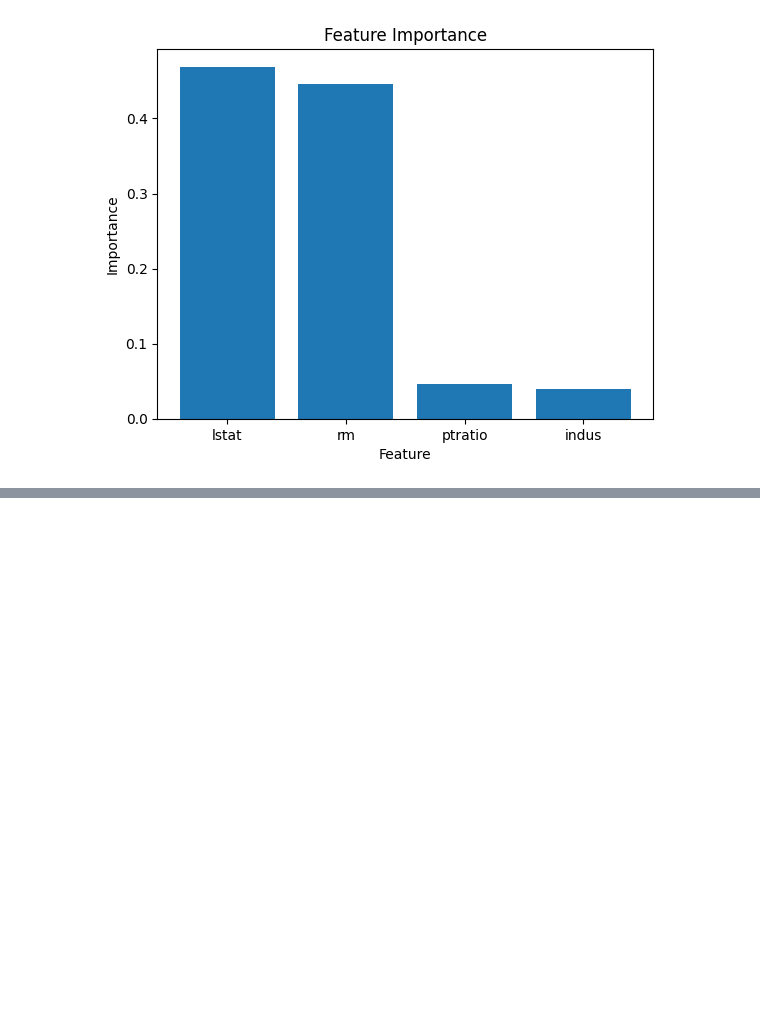
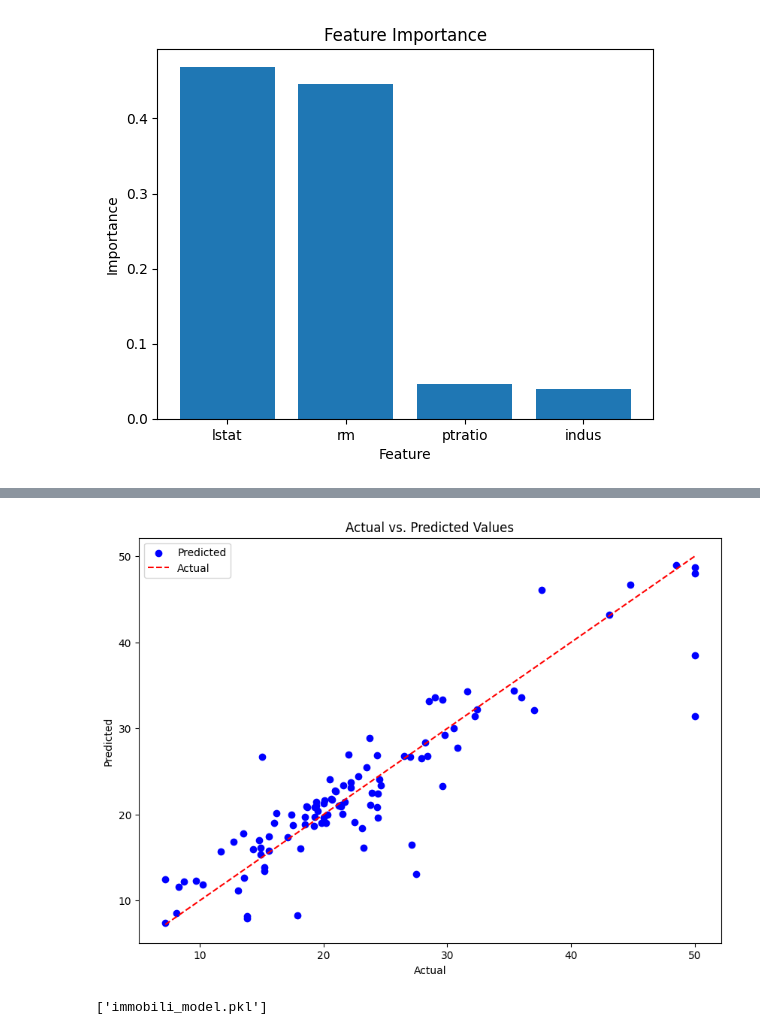
Before and after one commit to detodavide/test_immobile, a Jupyter notebook: test.ipynb, the cells around one changed output, grey strips where cells are left out. Saved outputs shown, nothing was run; the diff lists cells and outputs as text; code cells hidden in the pictures; blank space fills up the shorter version.

```diff
--- a/test.ipynb
+++ b/test.ipynb
@@ -269,0 +284,15 @@ Text(0.5, 1.0, 'Feature Importance')
+# %%
+plt.figure(figsize=(10, 7))
+plt.scatter(y_test, y_pred, c='b', label='Predicted')
+plt.plot([min(y_test), max(y_test)], [min(y_test), max(y_test)], 'r--', label='Actual')
+plt.xlabel('Actual')
+plt.ylabel('Predicted')
+plt.title('Actual vs. Predicted Values')
+plt.legend()
+plt.show()
+# %% [output]
+[figure, added]
+# %%
+joblib.dump(model, filename="immobili_model.pkl")
+# %% [output]
+['immobili_model.pkl']
```
Also changed, not shown: parts of 3 cells of this notebook, 6 other files.
